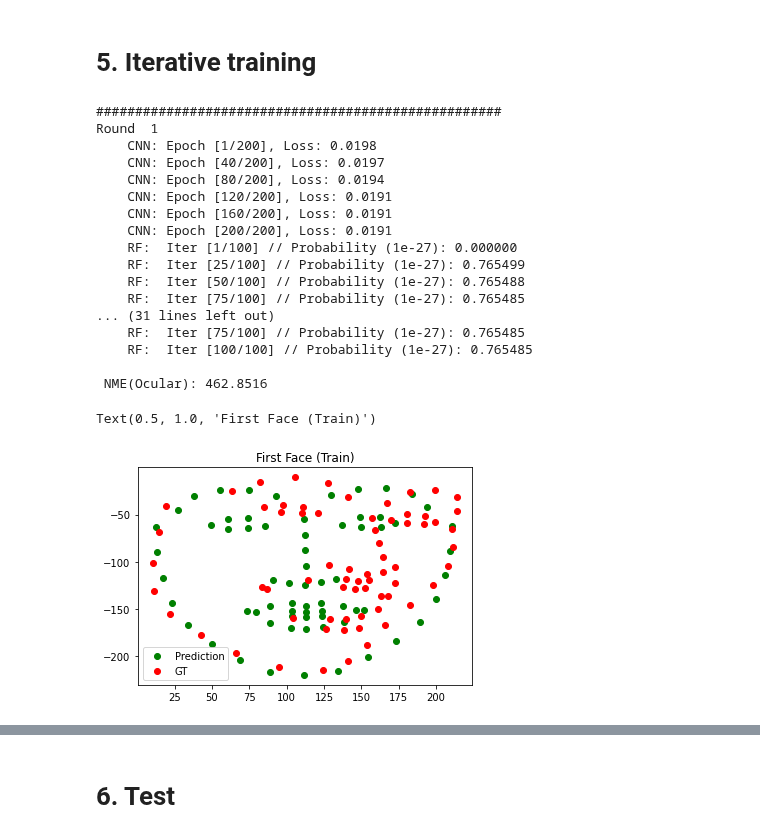
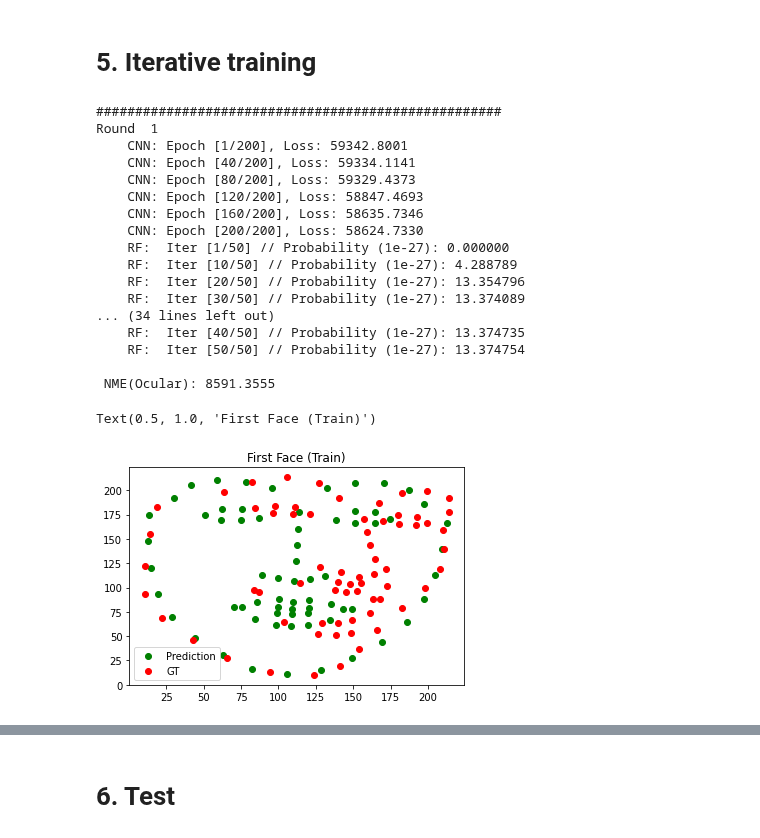
Before and after one commit to Pengchengzhi/Face-Alignment-DRF, a Jupyter notebook: main.ipynb, the cells around one changed output, grey strips where cells are left out. Drawn from its saved outputs; the diff is of its cells as text; code cells hidden in the pictures.

```diff
--- a/main.ipynb
+++ b/main.ipynb
@@ -89,6 +90,7 @@ for train_key in htrain_pts.keys():
     break
   else: i+=1
 train_label = train_label.reshape(train_size,-1)
+train_label[0][1::2] = 224 - train_label[0][1::2]
 # %% [output]
 Loading 40 pictures......
 Loading 80 pictures......
@@ -185,7 +202,7 @@ def train_rf(train_data, in_states):
               (train_data-mu[k,:])*gamma[:,[k]])/torch.sum(gamma,axis=0)[k]
 
 
-    if (iters+1)%25 == 0 or iters == 0 :
+    if (iters+1)%10 == 0 or iters == 0 :
       print('    RF:  Iter [%d/%d] // Probability (1e-27): %.6f' \
             %(iters+1, rf_iters, torch.sum(scores).item()*1e-27))
 
@@ -214,9 +231,9 @@ optimizer = torch.optim.Adam(layer1_cnn.parameters(),lr=learning_rate)
 
 # Init Regression Forest
 pi = torch.ones(8)/8
-train_label_rf = torch.from_numpy(helen_train[0:200,:]).float() # (200, 20)
+train_label_rf = torch.from_numpy(helen_train[0:200,:]).float()*1e-3 # (200, 20)
 
-rf_iters = 100
+rf_iters = 50
 init_mu = torch.rand(8,20)
 init_sigma = torch.zeros(8,20,20)
 for i in range(8):
@@ -252,13 +269,13 @@ for round in range(Total_train):
     optimizer.zero_grad()
     outputs = layer1_cnn(train_tensor) #(200,8)
     pred_value = torch.matmul(outputs, (states['pi'].reshape(-1,1))*states['mu']) #(200,20)
-    points = (torch.matmul(pred_value, eig_vecs)+mean_shape)*634.7+112 #(200,136)
-    #loss = criterion(points, train_label)
-    loss = criterion(pred_value, train_label_rf)
+    points = (torch.matmul(pred_value*1e3, eig_vecs)+mean_shape) #(200,136)
+    loss = criterion(points, train_label)
+    #loss = criterion(pred_value, train_label_rf)
     loss.backward()
     optimizer.step()
     if (epoch+1) % 40 == 0 or epoch == 0:
-      print ('    CNN: Epoch [%d/%d], Loss: %.4f' %(epoch+1, num_epochs, loss.item()))
+      print ('    CNN: Epoch [%d/%d], Loss: %.4f' %(epoch+1, num_epochs, loss.item()*1e3))
 
   # Train Regression Trees
   train_label_rf = train_label_rf.cpu()
@@ -268,32 +285,32 @@ for round in range(Total_train):
 # %% [output]
 ####################################################
 Round  1
-    CNN: Epoch [1/200], Loss: 0.0198
-    CNN: Epoch [40/200], Loss: 0.0197
-    CNN: Epoch [80/200], Loss: 0.0194
-    CNN: Epoch [120/200], Loss: 0.0191
-    CNN: Epoch [160/200], Loss: 0.0191
-    CNN: Epoch [200/200], Loss: 0.0191
-    RF:  Iter [1/100] // Probability (1e-27): 0.000000
-    RF:  Iter [25/100] // Probability (1e-27): 0.765499
-    RF:  Iter [50/100] // Probability (1e-27): 0.765488
-    RF:  Iter [75/100] // Probability (1e-27): 0.765485
-... (31 lines left out)
-    RF:  Iter [75/100] // Probability (1e-27): 0.765485
-    RF:  Iter [100/100] // Probability (1e-27): 0.765485
+    CNN: Epoch [1/200], Loss: 59342.8001
+    CNN: Epoch [40/200], Loss: 59334.1141
+    CNN: Epoch [80/200], Loss: 59329.4373
+    CNN: Epoch [120/200], Loss: 58847.4693
+    CNN: Epoch [160/200], Loss: 58635.7346
+    CNN: Epoch [200/200], Loss: 58624.7330
+    RF:  Iter [1/50] // Probability (1e-27): 0.000000
+    RF:  Iter [10/50] // Probability (1e-27): 4.288789
+    RF:  Iter [20/50] // Probability (1e-27): 13.354796
+    RF:  Iter [30/50] // Probability (1e-27): 13.374089
+... (34 lines left out)
+    RF:  Iter [40/50] // Probability (1e-27): 13.374735
+    RF:  Iter [50/50] // Probability (1e-27): 13.374754
 
- NME(Ocular): 462.8516
+ NME(Ocular): 8591.3555
 # %%
-x1 = points[0][::2].cpu().detach().numpy()
-y1 = points[0][1::2].cpu().detach().numpy()
-plt.scatter(x1,-y1,c='g',label='Prediction')
+x1 = points[0][::2].cpu().detach().numpy()#*1e3
+y1 = points[0][1::2].cpu().detach().numpy()#*1e3
+plt.scatter(x1,y1,c='g',label='Prediction')
 
 x2 = train_label[0][::2].cpu().detach().numpy()
 y2 = train_label[0][1::2].cpu().detach().numpy()
-plt.scatter(x2,-y2,c='r',label='GT')
+plt.scatter(x2,y2,c='r',label='GT')
 
 plt.legend()
 plt.title("First Face (Train)")
 # %% [output]
 Text(0.5, 1.0, 'First Face (Train)')
-[figure, old version]
+[figure, new version]
```
Also changed, not shown: parts of 8 cells of this notebook.
